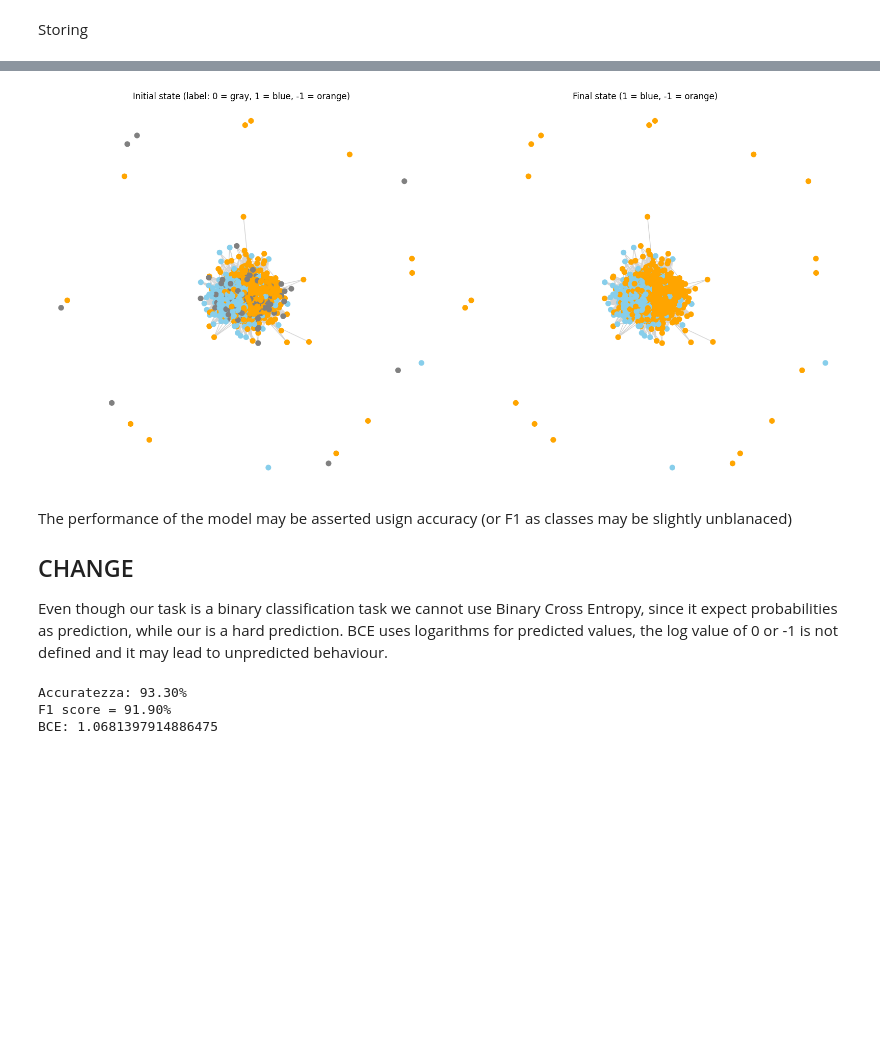
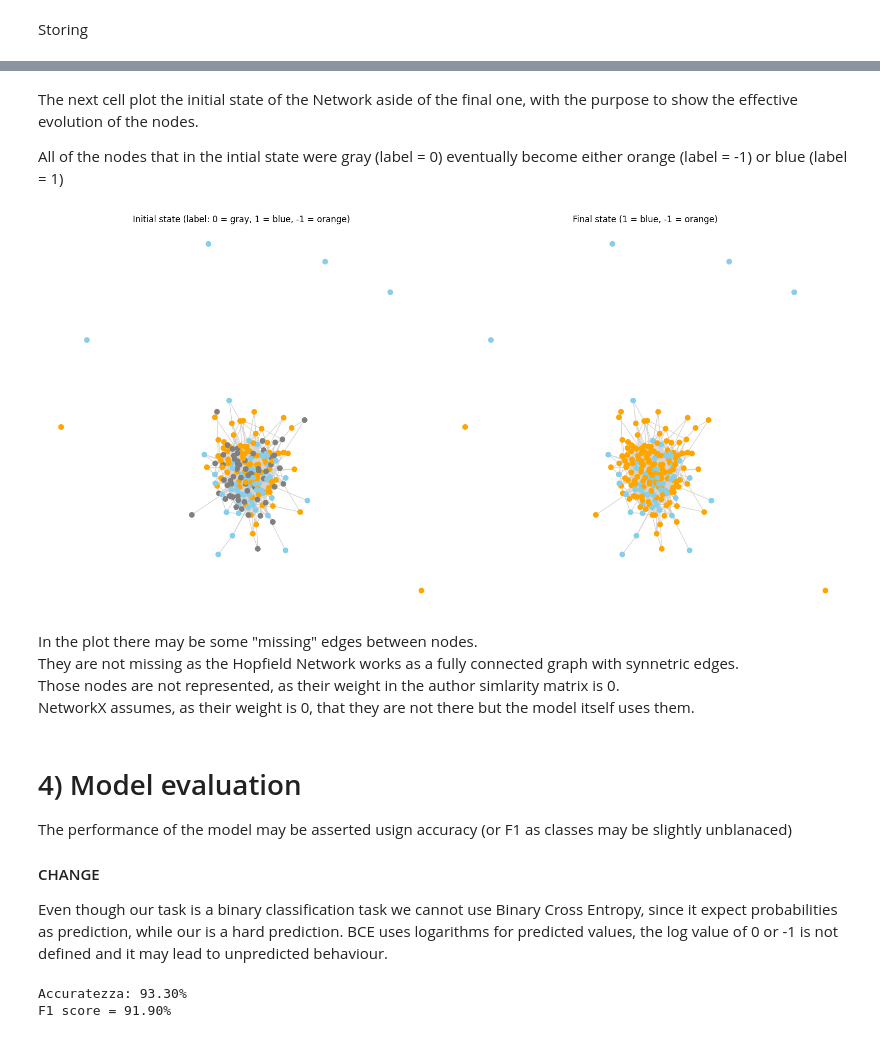
Before and after one commit to SickParents/DL_exam, a Jupyter notebook: main.ipynb, the cells around one changed output, grey strips where cells are left out. Cells and saved outputs as stored; diff of their text form; code cells hidden in the pictures; blank space fills up the shorter version.

```diff
--- a/main.ipynb
+++ b/main.ipynb
@@ -136,5 +172,4 @@ In our case, since all weights are already set and we wont't change them, we can
 # %%
-import numpy as np
 # Hopfield network as local optimizer
 class HopfieldNetworkLO:
     def __init__(self, weight_matrix):
@@ -144,7 +179,7 @@ class HopfieldNetworkLO:
 
     def run_dynamics(self, labels, max_iterations=100):
         """Perform asynchronous updates for neurons labeled as '0'."""
-        state = np.array(labels, dtype=float)  # Convert labels to float array
+        state = np.array(labels, dtype=int)  # Convert labels to float array
         free_neurons = np.where(state == 0)[0]  # Indices of neurons to update
         fixed_neurons = np.where(state != 0)[0]  # Indices of fixed neurons
 
@@ -178,35 +214,55 @@ outcome = HopfieldNetworkLO(W).run_dynamics(labels)
+# %% [markdown]
+The next cell plot the initial state of the Network aside of the final one, with the purpose to show the effective evolution of the nodes.<br>
+
+All of the nodes that in the intial state were gray (label = 0) eventually become either orange (label = -1) or blue (label = 1)
 # %%
-import networkx as nx
-import matplotlib.pyplot as plt
-import numpy as np
-np.random.seed(42)
-indices = np.arange(len(labels))
-selected = np.sort(indices)
-# Sottografo con tutti i nodi
-W_sub = W[np.ix_(selected, selected)]
+# --- RIGHE ORIGINALI COMMENTATE ---
+# indices = np.arange(len(labels))
+# selected = np.sort(indices)
+# W_sub = W[np.ix_(selected, selected)]
+# labels_sub = labels[selected]
+# outcome_sub = outcome[selected]
+# --- NUOVA SELEZIONE DI SOTTOINSIEME DI NODI ---
+max_nodes = 200
+unlabelled_mask = (labels == 0)
+unlabelled_indices = np.where(unlabelled_mask)[0]
+labelled_indices = np.where(~unlabelled_mask)[0]
+min_unlabelled = int(0.3 * max_nodes)
+num_unlabelled = min(len(unlabelled_indices), min_unlabelled)
+num_labelled = max_nodes - num_unlabelled
+selected_unlabelled = np.random.choice(unlabelled_indices, num_unlabelled, replace=False)
+selected_labelled = np.random.choice(labelled_indices, num_labelled, replace=False)
+selected = np.sort(np.concatenate([selected_unlabelled, selected_labelled]))
+W_sub = W.iloc[selected, selected] if hasattr(W, 'iloc') else np.array(W)[np.ix_(selected, selected)]
 labels_sub = labels[selected]
 outcome_sub = outcome[selected]
-G = nx.from_numpy_array(W_sub)
-pos = nx.spring_layout(G, seed=42)
+# fino a qua
+G = nx.from_numpy_array(np.array(W_sub))
+pos = nx.spring_layout(G, seed=42) # position is seeded so that the initial and final state have the same shape, nodes can be more easily identified
 fig, axs = plt.subplots(1, 2, figsize=(16, 8))
-# Plot iniziale
+# Plot the initial state
 node_colors_init = ['gray' if l==0 else ('skyblue' if l==1 else 'orange') for l in labels_sub]
 nx.draw(G, pos, ax=axs[0], with_labels=False, node_color=node_colors_init, edge_color='lightgray', node_size=50)
 axs[0].set_title('Initial state (label: 0 = gray, 1 = blue, -1 = orange)')
-# Plot dopo Hopfield: colore in base alla nuova label
-node_colors_out = [('skyblue' if outcome_sub[i]==1 else ('orange' if outcome_sub[i]==-1 else 'gray')) for i in range(len(selected))]
+# Plot the final state
+node_colors_out = [('gray' if outcome_sub[i]==0 else ('skyblue' if outcome_sub[i]==1 else 'orange')) for i in range(len(selected))]
 nx.draw(G, pos, ax=axs[1], with_labels=False, node_color=node_colors_out, edge_color='lightgray', node_size=50)
 axs[1].set_title('Final state (1 = blue, -1 = orange)')
 plt.tight_layout()
 plt.show()
 # %% [output]
-[figure, old version]
+[figure, new version]
+# %% [markdown]
+<p>In the plot there may be some "missing" edges between nodes.<br>
+They are not missing as the Hopfield Network works as a fully connected graph with synnetric edges.<br>
+Those nodes are not represented, as their weight in the author simlarity matrix is 0. <br>
+NetworkX assumes, as their weight is 0, that they are not there but the model itself uses them.
 # %% [markdown]
+# 4) Model evaluation
 The performance of the model may be asserted usign accuracy (or F1 as classes may be slightly unblanaced)
-## CHANGE
+#### CHANGE
 Even though our task is a binary classification task we cannot use Binary Cross Entropy, since it expect probabilities as prediction, while our is a hard prediction. BCE uses logarithms for predicted values, the log value of 0 or -1 is not defined and it may lead to unpredicted behaviour.
 # %%
-# Calcolo dell'accuratezza della Hopfield Network
 accuracy = np.mean(outcome == true_labels)
 print(f"Accuratezza: {accuracy * 100:.2f}%")
 score = f1_score(outcome, true_labels)
@@ -214,7 +270,6 @@ print(f'F1 score = {score * 100:.2f}%')
 # %% [output]
 Accuratezza: 93.30%
 F1 score = 91.90%
-BCE: 1.0681397914886475
 # %%
 # import networkx as nx
 # import matplotlib.pyplot as plt
```
Also changed, not shown: parts of 15 cells of this notebook.
